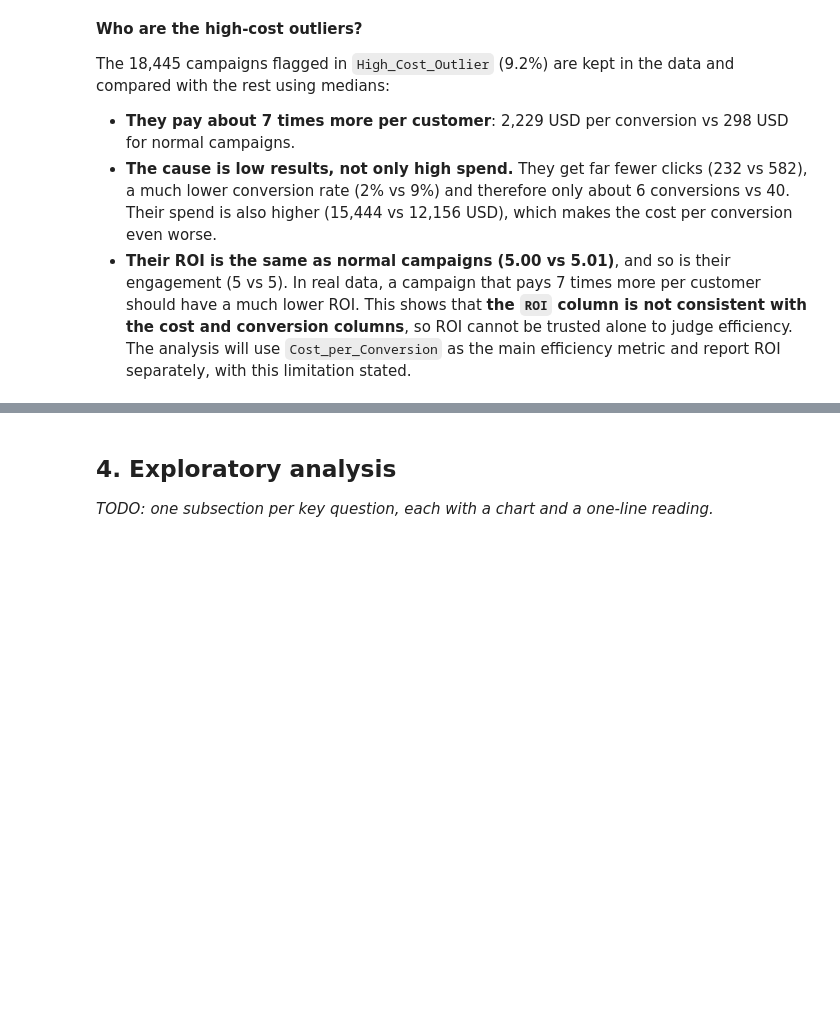
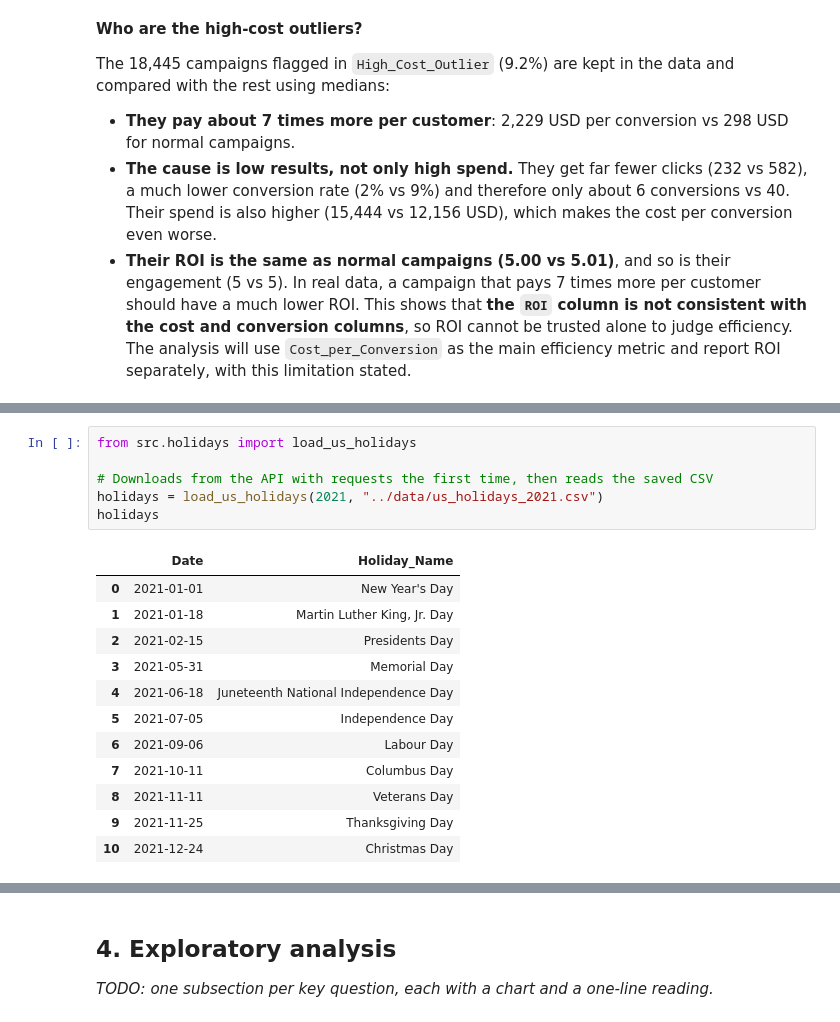
Before and after one commit to IA-P1-BCN/EDA_project_by_Rita, a Jupyter notebook: notebooks/01_eda_marketing_campaigns.ipynb, the cells around one changed output, grey strips where cells are left out. Drawn from its saved outputs; the diff is of its cells as text; blank space fills up the shorter version.

```diff
--- a/notebooks/01_eda_marketing_campaigns.ipynb
+++ b/notebooks/01_eda_marketing_campaigns.ipynb
@@ -426,0 +440,19 @@ The 18,445 campaigns flagged in `High_Cost_Outlier` (9.2%) are kept in the data
+# %%
+from src.holidays import load_us_holidays
+
+# Downloads from the API with requests the first time, then reads the saved CSV
+holidays = load_us_holidays(2021, "../data/us_holidays_2021.csv")
+holidays
+# %% [output]
+|  | Date | Holiday_Name |
+| 0 | 2021-01-01 | New Year's Day |
+| 1 | 2021-01-18 | Martin Luther King, Jr. Day |
+| 2 | 2021-02-15 | Presidents Day |
+| 3 | 2021-05-31 | Memorial Day |
+| 4 | 2021-06-18 | Juneteenth National Independence Day |
+| 5 | 2021-07-05 | Independence Day |
+| 6 | 2021-09-06 | Labour Day |
+| 7 | 2021-10-11 | Columbus Day |
+| 8 | 2021-11-11 | Veterans Day |
+| 9 | 2021-11-25 | Thanksgiving Day |
+| 10 | 2021-12-24 | Christmas Day |
```
Also changed, not shown: parts of 3 cells of this notebook, 3 other files.
